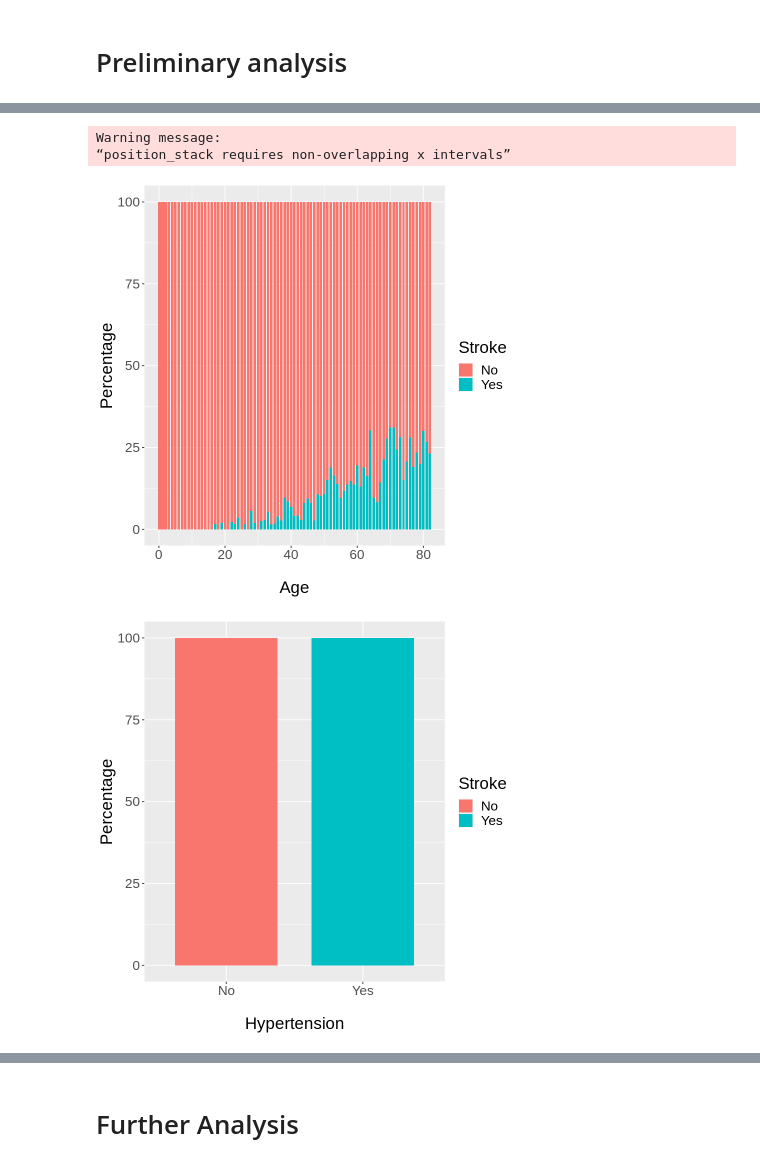
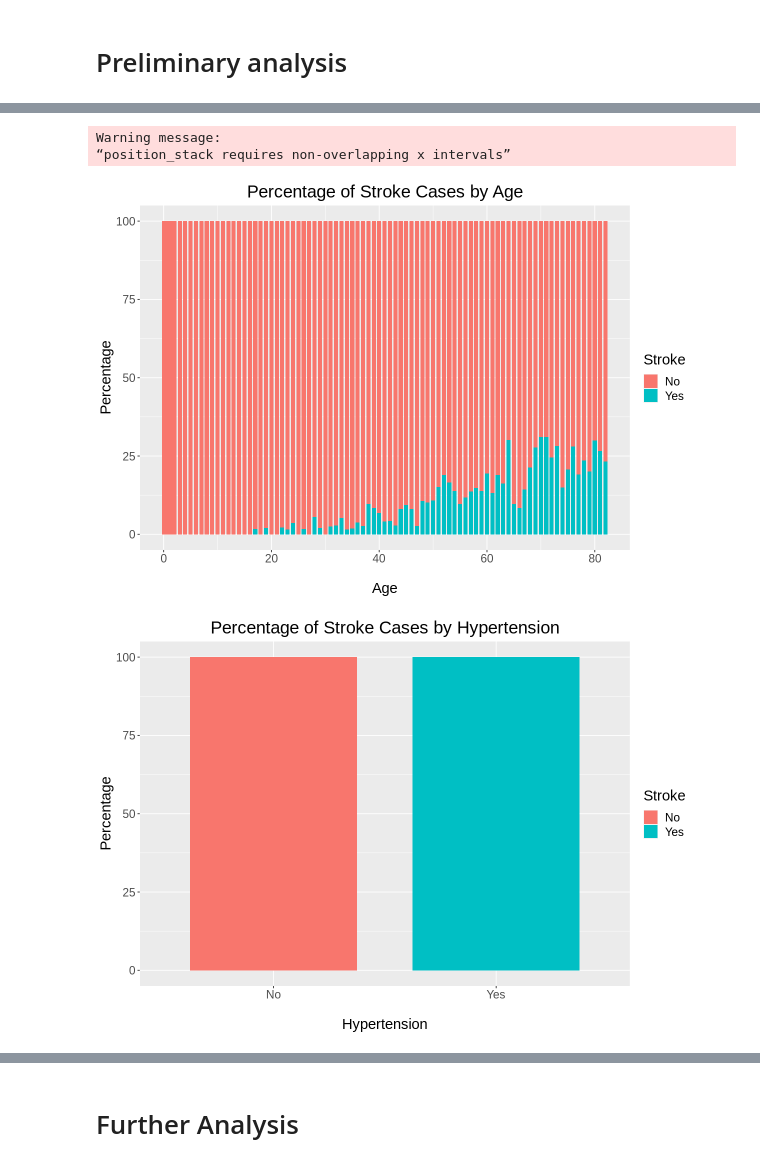
Before and after one commit to 21chanas3/dsci100-group73, a Jupyter notebook: Analysis_only_code.ipynb, the cells around one changed output, grey strips where cells are left out. Drawn from its saved outputs; the diff is of its cells as text; code cells hidden in the pictures.

```diff
--- a/Analysis_only_code.ipynb
+++ b/Analysis_only_code.ipynb
@@ -71,7 +62,7 @@ stroke <- stroke |> mutate(gender = as_factor(gender),
 
 # rename factor levels to nicer names
 stroke$hypertension <- recode_factor(stroke$hypertension, "0" = "No", "1" = "Yes")
-stroke$heart_disease <- recode_factor(stroke$hypertension, "0" = "No", "1" = "Yes")
+stroke$heart_disease <- recode_factor(stroke$heart_disease, "0" = "No", "1" = "Yes")
 stroke$stroke <- recode_factor(stroke$hypertension, "0" = "No", "1" = "Yes")
 stroke$work_type <- recode_factor(stroke$work_type, "Govt_job" = "Government", "Never_worked" = "Never Worked")
 stroke$smoking_status <- recode_factor(stroke$smoking_status, "formerly smoked" = "Formerly", "never smoked" = "Never", "smokes" = "Smokes")
@@ -113,17 +145,18 @@ stroke_age
 # %%
 stroke_age <- stroke %>%
   count(age, stroke) %>%
   group_by(age) %>%
   mutate(percentage = n / sum(n) * 100) %>%
   ggplot(aes(x = age, y = percentage, fill = stroke)) +
   geom_bar(stat = "identity", width = .75) +
-  labs(x = "\nAge", y = "Percentage", fill = "Stroke") +
-  theme(text = element_text(size = 20))
+  labs(x = "\nAge", y = "Percentage", fill = "Stroke", title = "Percentage of Stroke Cases by Age") +
+  theme(text = element_text(size = 17.5),
+    plot.title = element_text(hjust = 0.5))
 stroke_age
 # %% [output]
 Warning message:
 “position_stack requires non-overlapping x intervals”
-[figure, old version]
+[figure, new version]
 # %%
 stroke_hypertension <- stroke %>%
   count(hypertension, stroke) %>%
@@ -131,11 +164,12 @@ stroke_hypertension <- stroke %>%
   mutate(percentage = n / sum(n) * 100) %>%
   ggplot(aes(x = hypertension, y = percentage, fill = stroke)) +
   geom_bar(stat = "identity", width = .75) +
-  labs(x = "\nHypertension", y = "Percentage", fill = "Stroke") +
-  theme(text = element_text(size = 20))
+  labs(x = "\nHypertension", y = "Percentage", fill = "Stroke", title = "Percentage of Stroke Cases by Hypertension") +
+  theme(text = element_text(size = 17.5),
+    plot.title = element_text(hjust = 0.5))
 stroke_hypertension
 # %% [output]
-[figure, old version]
+[figure, new version]
 # %%
 stroke_heart_disease <- stroke %>%
   count(heart_disease, stroke) %>%
```
Also changed, not shown: parts of 22 cells of this notebook.
